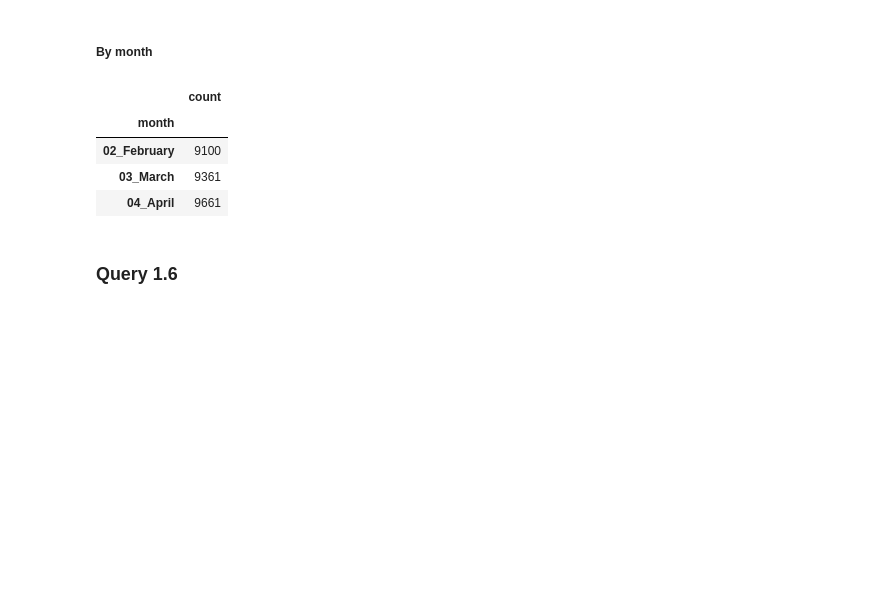
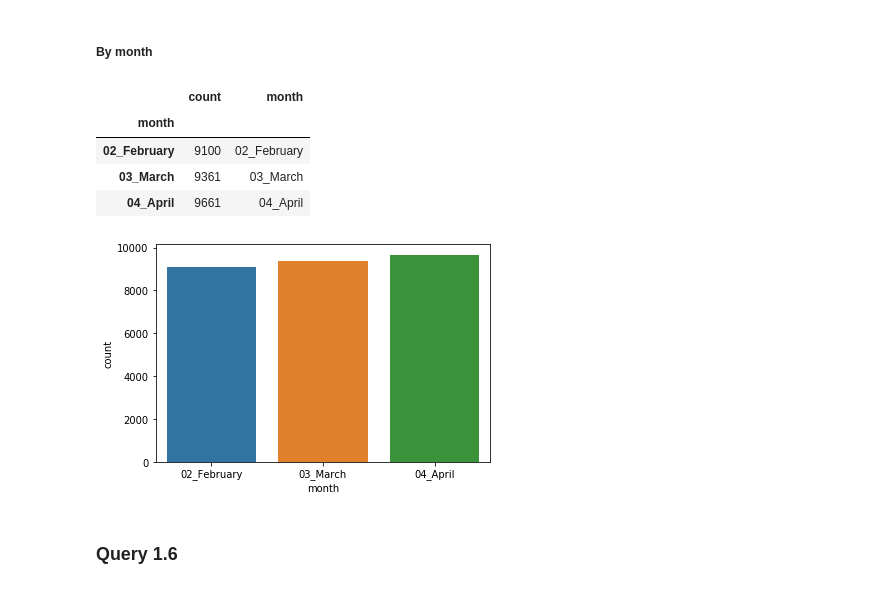
Before and after one commit to jdaridis/Airbnb-Mining, a Jupyter notebook: Python/Q1.ipynb, the cells around one changed output. Cells and saved outputs as stored; diff of their text form; code cells hidden in the pictures; blank space fills up the shorter version.

```diff
--- a/Python/Q1.ipynb
+++ b/Python/Q1.ipynb
@@ -102,13 +119,17 @@ q5_neigh.filter(items=['neighbourhood','count'])
 # %%
 q5_month = train.groupby(['month']).count()
 q5_month = q5_month.rename(columns={'id': 'count'})
-q5_month.filter(items=['count'])
+q5_month = q5_month.filter(items=['count'])
+q5_month['month'] = q5_month.index
+sb.barplot(x='month', y=q5_month.columns[0], data = q5_month)
+q5_month
 # %% [output]
-|  | count |
-| month |  |
-| 02_February | 9100 |
-| 03_March | 9361 |
-| 04_April | 9661 |
+|  | count | month |
+| month |  |  |
+| 02_February | 9100 | 02_February |
+| 03_March | 9361 | 03_March |
+| 04_April | 9661 | 04_April |
+[figure, added]
 # %% [markdown]
 ### Query 1.6
 # %%
```
Also changed, not shown: parts of 7 cells of this notebook.
